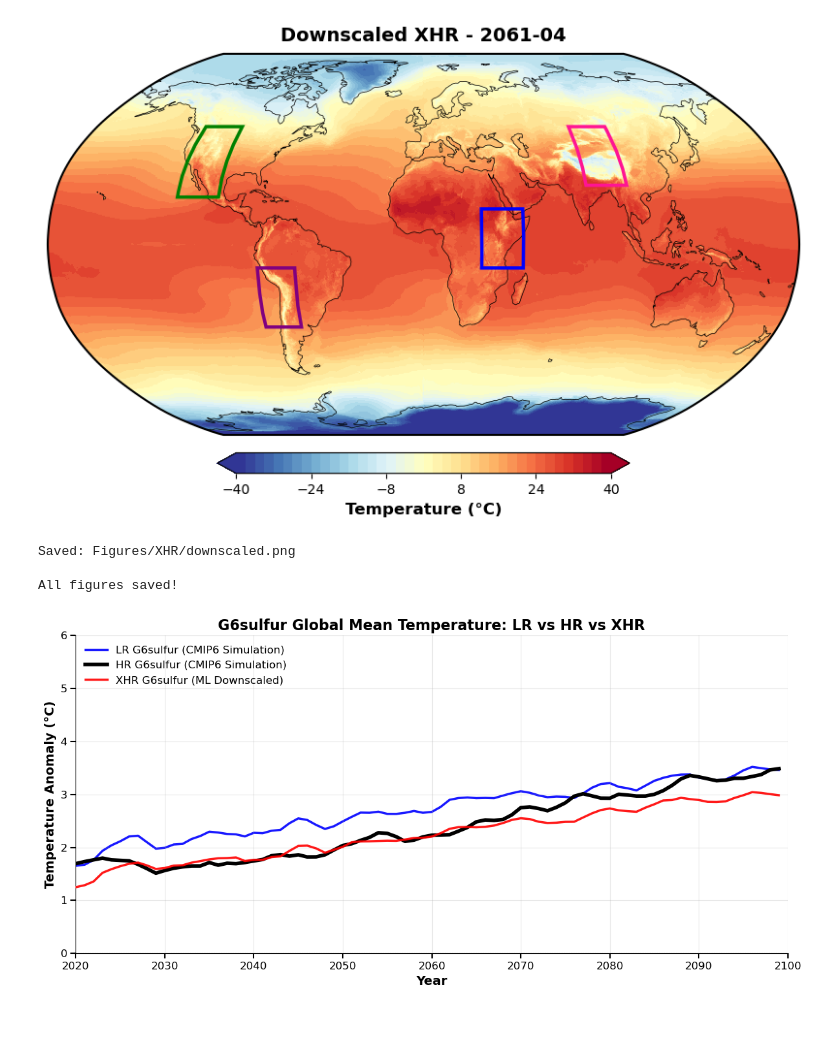
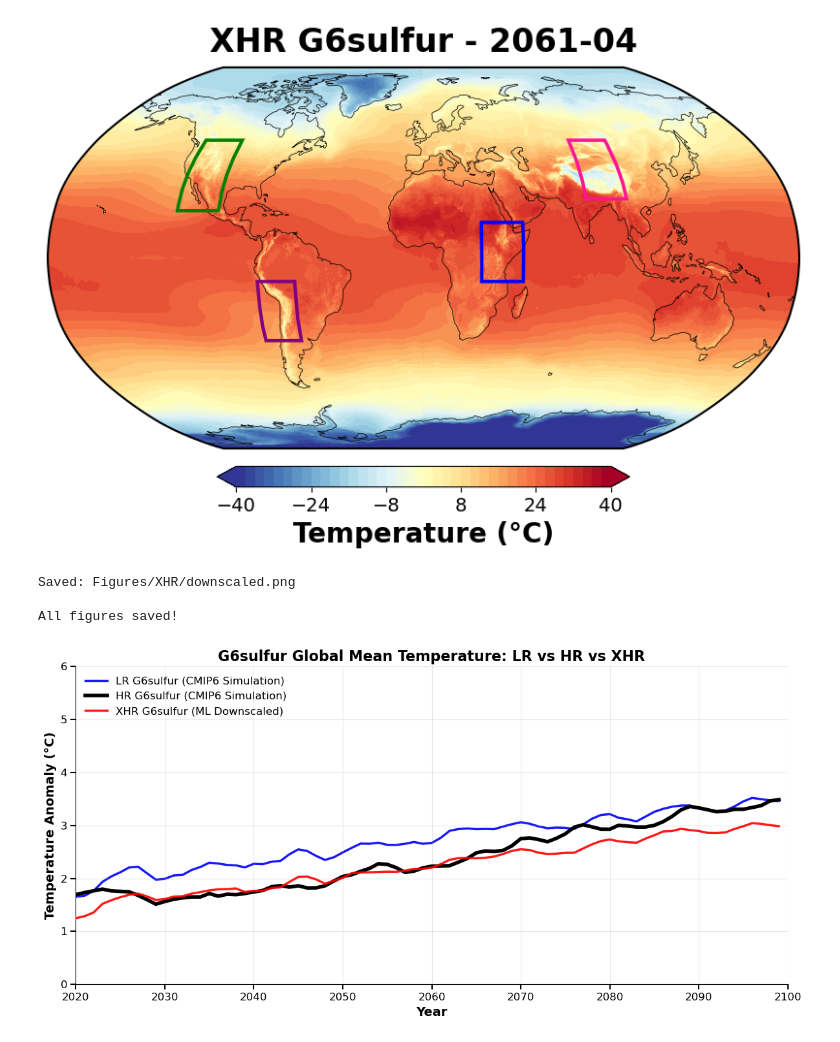
Before and after one commit to Hamsterrrrrrrrr/stationary-ml-downscaling, a Jupyter notebook: plot_xhr_g6sulfur.ipynb, the cells around one changed output. Drawn from its saved outputs; the diff is of its cells as text; code cells hidden in the pictures.

```diff
--- a/plot_xhr_g6sulfur.ipynb
+++ b/plot_xhr_g6sulfur.ipynb
@@ -95,44 +95,44 @@ def plot_robinson(data, lat, lon, filename, norm, bounds, cbar_label='', title='
 
     ax.spines['geo'].set_edgecolor('black')
     ax.spines['geo'].set_linewidth(1.5)
-    ax.set_title(title, fontsize=14, fontweight='bold', pad=10)
+    ax.set_title(title, fontsize=24, fontweight='bold', pad=12)
 
     cbar = fig.colorbar(im, ax=ax, orientation='horizontal',
                         fraction=0.046, pad=0.04, shrink=0.6,
                         ticks=bounds[::8], extend='both')
-    cbar.set_label(cbar_label, fontsize=12, fontweight='bold')
-    cbar.ax.tick_params(labelsize=10)
+    cbar.set_label(cbar_label, fontsize=20, fontweight='bold')
+    cbar.ax.tick_params(labelsize=14)
 
     plt.savefig(filename, dpi=300, bbox_inches='tight', pad_inches=0.1)
     plt.show()
     print(f"Saved: {filename}")
 
 # Plot each field
 plot_robinson(data_dict['lr'], lat_lr, lon_lr,
               output_dir / "lr.png", norm_temp, bounds_temp,
               cbar_label='Temperature (°C)', title=f'LR G6sulfur - {time_str}')
 
 plot_robinson(data_dict['interp'], lat, lon,
               output_dir / "interp.png", norm_temp, bounds_temp,
               cbar_label='Temperature (°C)', title=f'Interpolated LR - {time_str}')
 
 plot_robinson(data_dict['detrend'], lat_detrend, lon_detrend,
               output_dir / "detrend.png", norm_detrend, bounds_detrend,
               cbar_label='Temperature (°C)', title=f'Detrended LR - {time_str}')
 
 plot_robinson(data_dict['residual'], lat, lon,
               output_dir / "residual.png", norm_res, bounds_res,
               cbar_label='Temperature (°C)', title=f'Predicted Residual - {time_str}')
 
 # XHR downscaled with region boxes
 plot_robinson(data_dict['downscaled'], lat, lon,
               output_dir / "downscaled.png", norm_temp, bounds_temp,
-              cbar_label='Temperature (°C)', title=f'Downscaled XHR - {time_str}',
+              cbar_label='Temperature (°C)', title=f'XHR G6sulfur - {time_str}',
               add_boxes=True)
 
 print("\nAll figures saved!")
 # %% [output]
-[figure, old version]
+[figure, new version]
 Saved: Figures/XHR/downscaled.png
 
 All figures saved!
```
Also changed, not shown: parts of 1 cell of this notebook, 16 other files.
